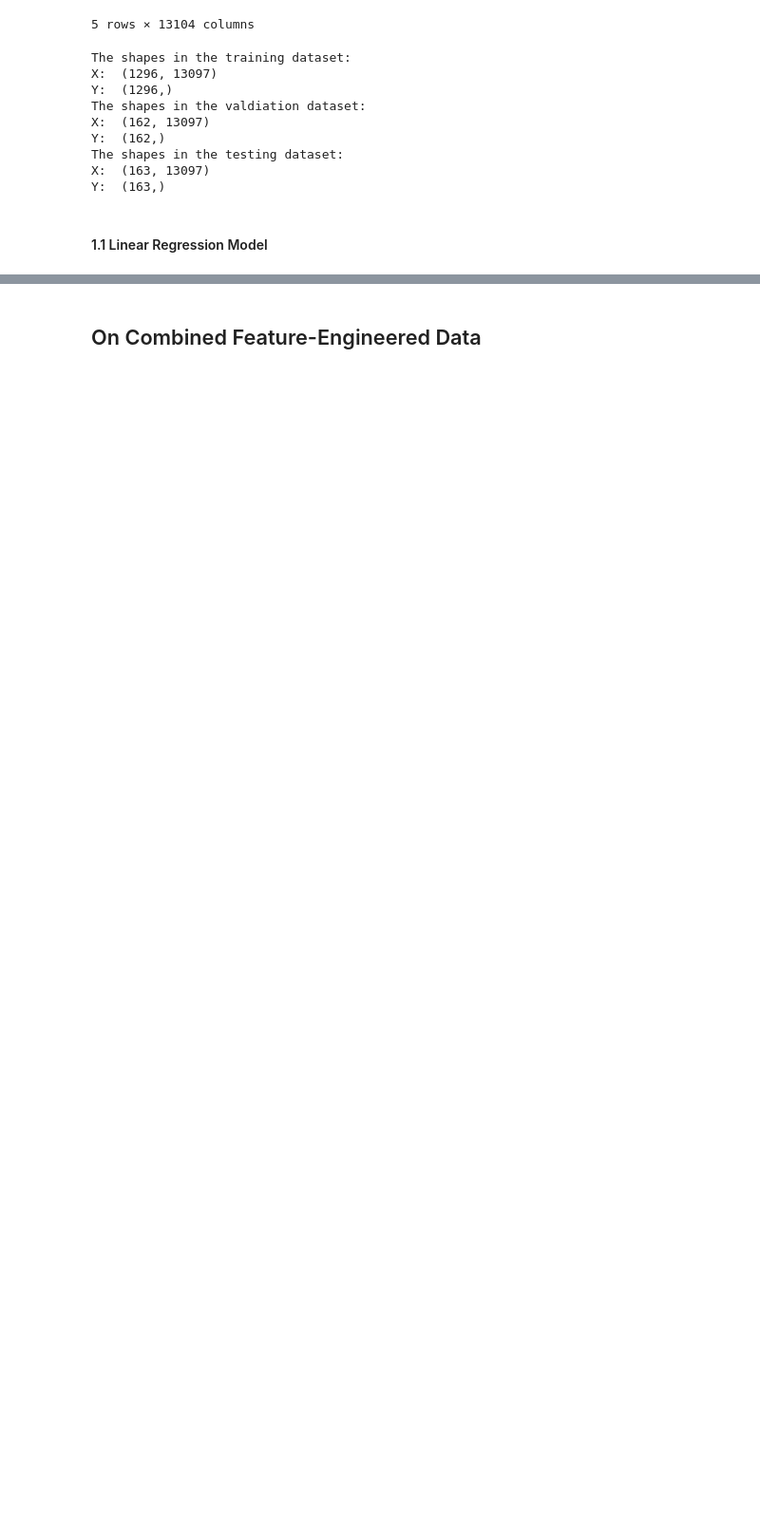
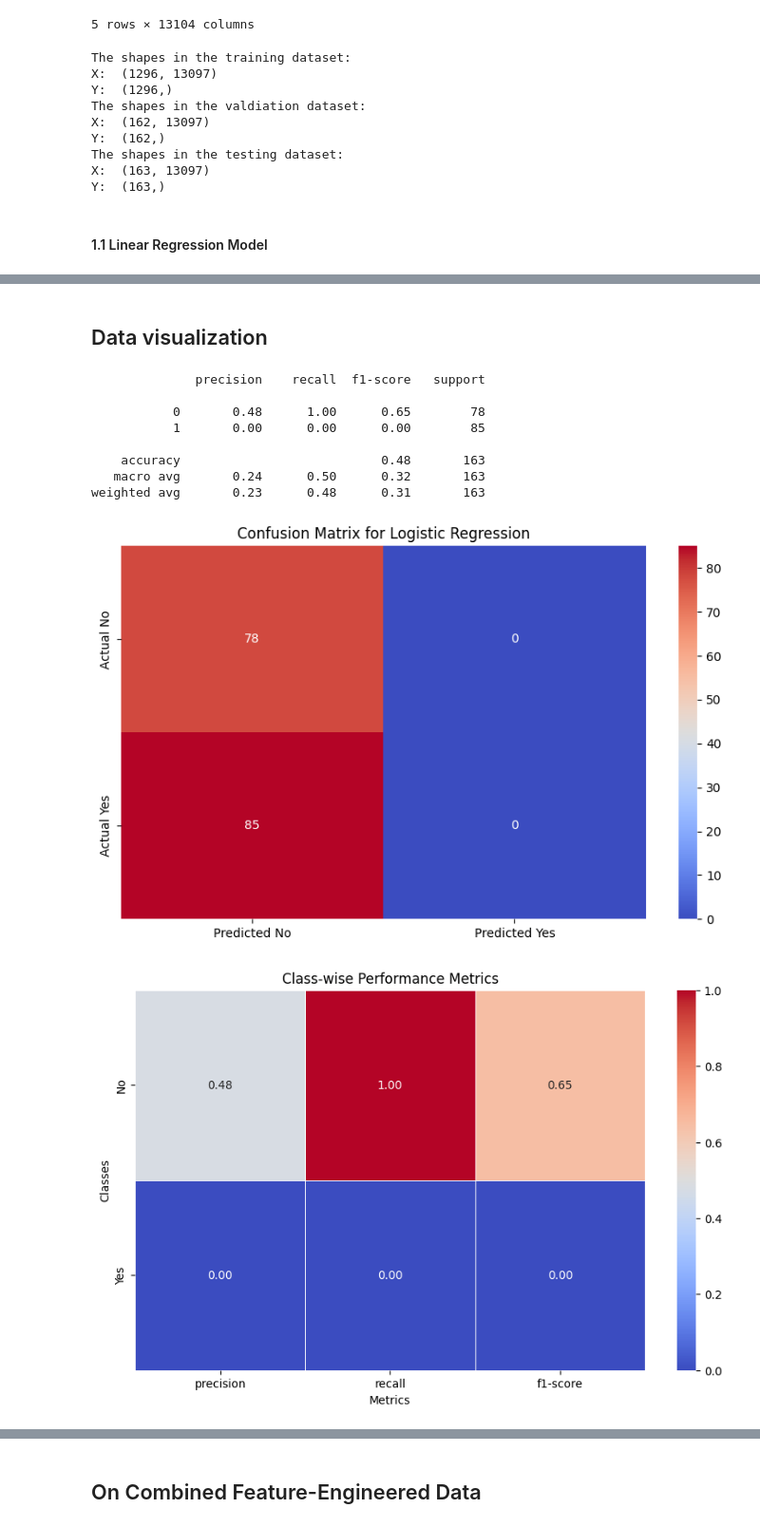
Before and after one commit to Alex-Mak-MCW/SpotifyDataScienceProject, a Jupyter notebook: Sentiment_Analysis/CompleteSentimentAnalysisCodebase.ipynb, the cells around one changed output, grey strips where cells are left out. Shown at 95% size. Drawn from its saved outputs; the diff is of its cells as text; code cells hidden in the pictures; blank space fills up the shorter version.

Commit message:
Update on Linear regression codebase

```diff
--- a/Sentiment_Analysis/CompleteSentimentAnalysisCodebase.ipynb
+++ b/Sentiment_Analysis/CompleteSentimentAnalysisCodebase.ipynb
@@ -138,0 +184,18 @@ duration
+# %%
+# 5. Refit the model with the best parameters
+LR_pipeline.set_params(**LR_random_search.best_params_,)
+LR_pipeline.fit(X_train, y_train)
+
+
+# LR_val_accuracy
+# LR_train_accuracy_pretuned
+
+# Make predictions on the training set and calculate accuracy
+LR_y_train_pred_tuned = LR_pipeline.predict(X_train)
+LR_train_accuracy_posttuned = accuracy_score(y_train, LR_y_train_pred_tuned)
+print("Training accuracy after tuning: {}".format(LR_train_accuracy_posttuned))
+
+# Make predictions on the test set and calculate accuracy
+LR_y_test_pred = LR_pipeline.predict(X_test)
+LR_test_accuracy = accuracy_score(y_test, LR_y_test_pred)
+print("Testing (Post-tuned) Accuracy from automated tuning on LR: {}".format(LR_test_accuracy))
@@ -138,0 +223,49 @@ duration
+# %% [markdown]
+## Data visualization
+# %%
+from sklearn.metrics import classification_report
+from sklearn.metrics import confusion_matrix
+import matplotlib.pyplot as plt
+import seaborn as sns
+
+# NOTE: update and re-run, things are fine
+
+
+# 7. Visualize the output
+# 7.1 classification report
+LR_classification_report=classification_report(y_test, LR_y_test_pred)
+print(LR_classification_report)
+
+# 7.2 Confusion matrix with seaborn heatmap
+LR_conf_matrix=confusion_matrix(y_test, LR_y_test_pred)
+# Seaborn heatmap
+plt.figure(figsize=(8,5))
+sns.heatmap(LR_conf_matrix, annot=True, fmt="d", cmap='coolwarm', xticklabels=['Predicted No', 'Predicted Yes'], yticklabels=['Actual No', 'Actual Yes'])
+plt.title('Confusion Matrix for Logistic Regression')
+plt.tight_layout()
+# plt.savefig("LR_confusion_matrix.png")
+
+# 7.3 Visualize classification report better: Class-wise Performance Metrics
+LR_classification_report_2 = classification_report(y_test, LR_y_test_pred, output_dict=True)
+metrics = ['precision', 'recall', 'f1-score']
+class_metrics = {metric: [LR_classification_report_2[class_name][metric] for class_name in ['0','1']] for metric in metrics}
+
+# Create a heatmap
+plt.figure(figsize=(10, 6))
+sns.heatmap(data=pd.DataFrame(class_metrics, index=['No','Yes']), annot=True, cmap='coolwarm', fmt=".2f", linewidths=.5)
+plt.title('Class-wise Performance Metrics')
+plt.xlabel('Metrics')
+plt.ylabel('Classes')
+# plt.savefig("LR_performance_metrics.png")
+plt.show()
+# %% [output]
+              precision    recall  f1-score   support
+
+           0       0.48      1.00      0.65        78
+           1       0.00      0.00      0.00        85
+
+    accuracy                           0.48       163
+   macro avg       0.24      0.50      0.32       163
+weighted avg       0.23      0.48      0.31       163
+[figure, added]
+[figure, added]
```
Also changed, not shown: parts of 12 cells of this notebook.
